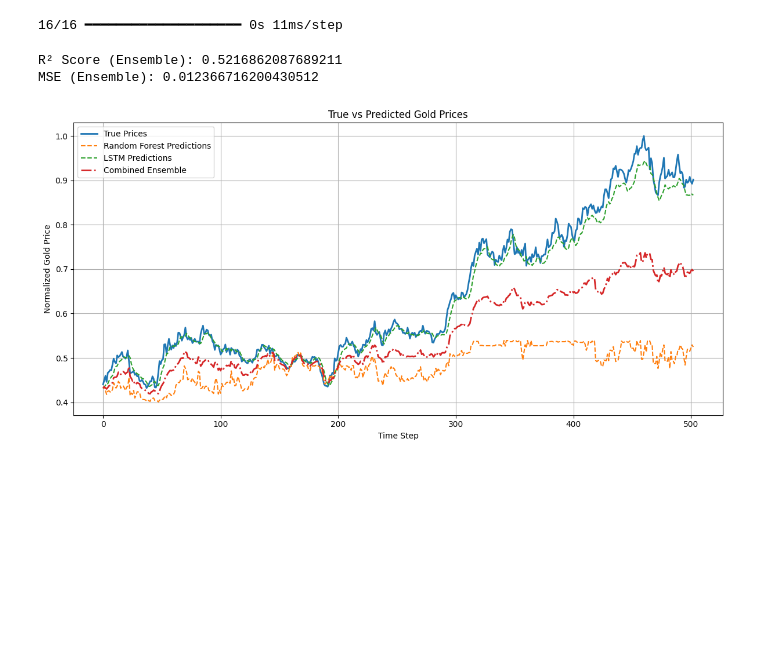
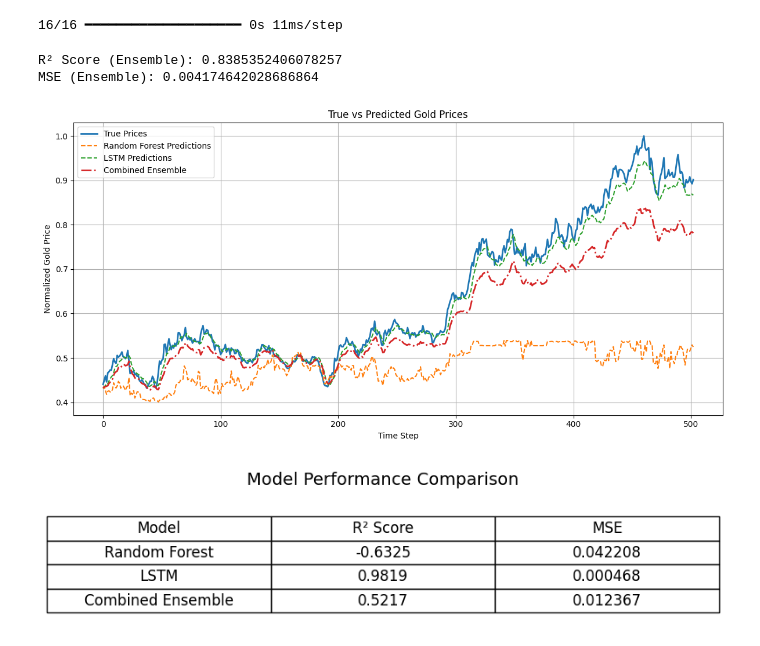
Before and after one commit to sejfovskienes/training_model, a Jupyter notebook: training/train12.ipynb, the cells around one changed output. Saved outputs shown, nothing was run; the diff lists cells and outputs as text; code cells hidden in the pictures; blank space fills up the shorter version.

Commit message:
[update] finding best weighting between the lstm and the rf to predict the values

```diff
--- a/training/train12.ipynb
+++ b/training/train12.ipynb
@@ -84,7 +85,9 @@ lstm_preds = lstm_preds[-min_len:]
 y_true = y_test_rf[-min_len:]
 
 
-combined_preds = (rf_preds + lstm_preds.ravel()) / 2
+combined_preds = (0.25 * rf_preds) + (0.75 * lstm_preds)
+combined_preds = combined_preds.ravel()
+y_true = y_true.ravel()
 # %%
 meta_X = np.column_stack((rf_preds, lstm_preds.ravel()))
 meta_y = y_true
@@ -93,11 +96,25 @@ meta_model = LinearRegression()
 meta_model.fit(meta_X, meta_y)
 final_preds = meta_model.predict(meta_X)
 # %%
+y_true = y_true.ravel()
+rf_preds = rf_preds.ravel()
+lstm_preds = lstm_preds.ravel()
+
+# Align by minimum length
+min_len = min(len(y_true), len(rf_preds), len(lstm_preds))
+y_true = y_true[-min_len:]
+rf_preds = rf_preds[-min_len:]
+lstm_preds = lstm_preds[-min_len:]
+
+# Weighted ensemble
+combined_preds = (0.25 * rf_preds) + (0.75 * lstm_preds)
+
+# Evaluate
 print("R² Score (Ensemble):", r2_score(y_true, combined_preds))
 print("MSE (Ensemble):", mean_squared_error(y_true, combined_preds))
 # %% [output]
-R² Score (Ensemble): 0.5216862087689211
-MSE (Ensemble): 0.012366716200430512
+R² Score (Ensemble): 0.8385352406078257
+MSE (Ensemble): 0.004174642028686864
 # %%
 plt.figure(figsize=(12, 6))
 plt.plot(y_true, label='True Prices', linewidth=2)
@@ -113,4 +130,40 @@ plt.grid(True)
 plt.tight_layout()
 plt.show()
 # %% [output]
-[figure, old version]
+[figure, new version]
+# %%
+metrics = {
+    'Model': ['Random Forest', 'LSTM', 'Combined Ensemble'],
+    'R² Score': [
+        round(r2_score(y_true, rf_preds), 4),
+        round(r2_score(y_true, lstm_preds), 4),
+        round(r2_score(y_true, combined_preds), 4)
+    ],
+    'MSE': [
+        round(mean_squared_error(y_true, rf_preds), 6),
+        round(mean_squared_error(y_true, lstm_preds), 6),
+        round(mean_squared_error(y_true, combined_preds), 6)
+    ]
+}
+
+
+fig, ax = plt.subplots(figsize=(8, 2))
+ax.axis('off')
+
+table_data = [metrics['Model'], metrics['R² Score'], metrics['MSE']]
+table_data = list(zip(*table_data))
+
+table = ax.table(
+    cellText=table_data,
+    colLabels=["Model", "R² Score", "MSE"],
+    cellLoc='center',
+    loc='center'
+)
+
+table.scale(1, 2)
+table.set_fontsize(12)
+plt.title("Model Performance Comparison", fontsize=14, pad=20)
+plt.tight_layout()
+plt.show()
+# %% [output]
+[figure, added]
```
Also changed, not shown: parts of 3 cells of this notebook.
